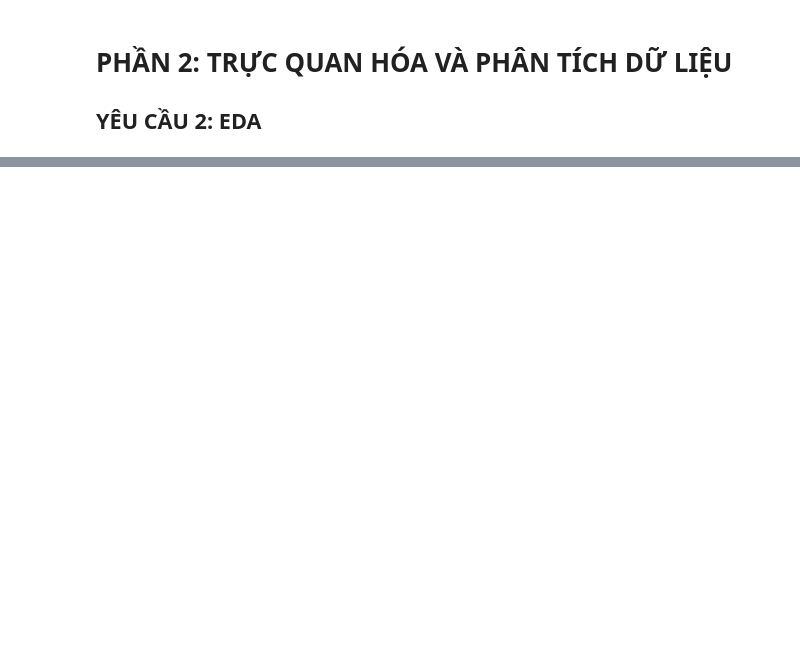
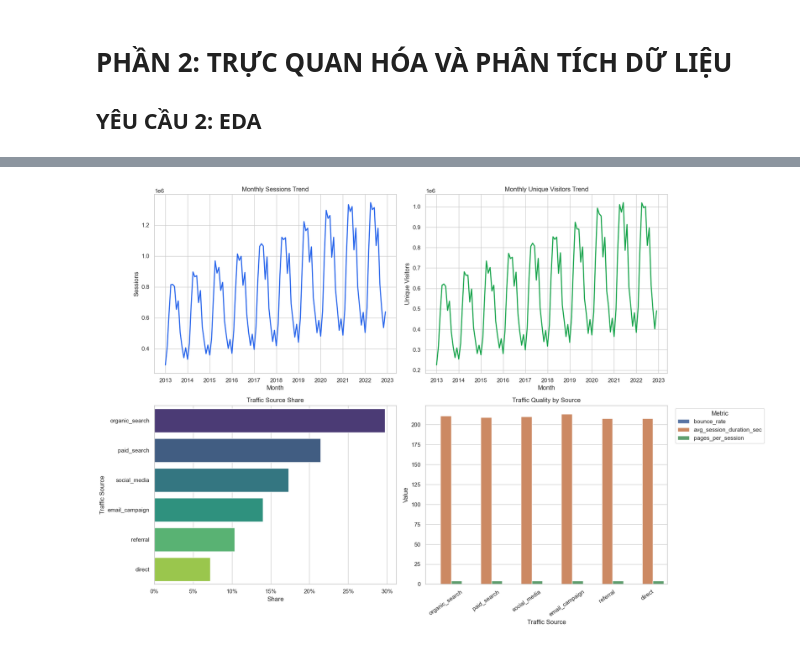
Before and after one commit to NguyenTanPhucThinh/Data-compet, a Jupyter notebook: Câu 2/EDA.ipynb, the cells around one changed output, grey strips where cells are left out. Saved outputs shown, nothing was run; the diff lists cells and outputs as text; code cells hidden in the pictures; blank space fills up the shorter version.

```diff
--- a/Câu 2/EDA.ipynb
+++ b/Câu 2/EDA.ipynb
@@ -117,0 +559,88 @@ if __name__ == "__main__":
+# %%
+import pandas as pd
+import seaborn as sns
+import matplotlib.pyplot as plt
+
+traffic_df = traffic.copy()
+traffic_df['date'] = pd.to_datetime(traffic_df['date'])
+traffic_df['month'] = traffic_df['date'].dt.to_period('M').astype(str)
+traffic_df['pages_per_session'] = traffic_df['page_views'] / traffic_df['sessions']
+
+monthly = traffic_df.groupby('month', as_index=False).agg(
+    sessions=('sessions', 'sum'),
+    unique_visitors=('unique_visitors', 'sum'),
+    page_views=('page_views', 'sum'),
+    bounce_rate=('bounce_rate', 'mean'),
+    avg_session_duration_sec=('avg_session_duration_sec', 'mean')
+)
+monthly['pages_per_session'] = monthly['page_views'] / monthly['sessions']
+monthly['month_dt'] = pd.to_datetime(monthly['month'])
+monthly = monthly.sort_values('month_dt')
+
+source = traffic_df.groupby('traffic_source', as_index=False).agg(
+    sessions=('sessions', 'sum'),
+    unique_visitors=('unique_visitors', 'sum'),
+    bounce_rate=('bounce_rate', 'mean'),
+    avg_session_duration_sec=('avg_session_duration_sec', 'mean'),
+    pages_per_session=('pages_per_session', 'mean')
+).sort_values('sessions', ascending=False)
+source['share'] = source['sessions'] / source['sessions'].sum()
+
+sns.set_theme(style='whitegrid')
+fig, axes = plt.subplots(2, 2, figsize=(18, 12))
+
+# 1) Monthly sessions trend
+sns.lineplot(data=monthly, x='month_dt', y='sessions', ax=axes[0, 0], color='#2563eb', linewidth=2)
+axes[0, 0].set_title('Monthly Sessions Trend')
+axes[0, 0].set_xlabel('Month')
+axes[0, 0].set_ylabel('Sessions')
+
+# 2) Monthly unique visitors trend
+sns.lineplot(data=monthly, x='month_dt', y='unique_visitors', ax=axes[0, 1], color='#16a34a', linewidth=2)
+axes[0, 1].set_title('Monthly Unique Visitors Trend')
+axes[0, 1].set_xlabel('Month')
+axes[0, 1].set_ylabel('Unique Visitors')
+
+# 3) Traffic source share
+source_plot = source.copy()
+sns.barplot(
+    data=source_plot,
+    y='traffic_source',
+    x='share',
+    hue='traffic_source',
+    dodge=False,
+    palette='viridis',
+    ax=axes[1, 0],
+    legend=False
+)
+axes[1, 0].set_title('Traffic Source Share')
+axes[1, 0].set_xlabel('Share')
+axes[1, 0].set_ylabel('Traffic Source')
+axes[1, 0].xaxis.set_major_formatter(lambda x, pos: f'{x:.0%}')
+
+# 4) Quality metrics by source
+quality = source.melt(id_vars='traffic_source', value_vars=['bounce_rate', 'avg_session_duration_sec', 'pages_per_session'], var_name='metric', value_name='value')
+sns.barplot(data=quality, x='traffic_source', y='value', hue='metric', ax=axes[1, 1])
+axes[1, 1].set_title('Traffic Quality by Source')
+axes[1, 1].set_xlabel('Traffic Source')
+axes[1, 1].set_ylabel('Value')
+axes[1, 1].tick_params(axis='x', rotation=35)
+axes[1, 1].legend(title='Metric', bbox_to_anchor=(1.02, 1), loc='upper left')
+
+plt.tight_layout()
+plt.show()
+
+print('=== WEB TRAFFIC INSIGHTS ===')
+print(f"Date range: {traffic_df['date'].min().date()} to {traffic_df['date'].max().date()}")
+print(f"Total sessions: {traffic_df['sessions'].sum():,}")
+print(f"Total unique visitors: {traffic_df['unique_visitors'].sum():,}")
+print(f"Average bounce rate: {traffic_df['bounce_rate'].mean():.2%}")
+print(f"Average session duration: {traffic_df['avg_session_duration_sec'].mean():.2f} sec")
+print(f"Average pages per session: {(traffic_df['page_views'] / traffic_df['sessions']).mean():.2f}")
+print(f"Correlation sessions vs unique visitors: {traffic_df['sessions'].corr(traffic_df['unique_visitors']):.3f}")
+print('\nTraffic source share:')
+print((source.set_index('traffic_source')['share'] * 100).round(2).astype(str) + '%')
+print('\nPeak month by sessions:', monthly.loc[monthly['sessions'].idxmax(), 'month'])
+print('Lowest month by sessions:', monthly.loc[monthly['sessions'].idxmin(), 'month'])
+# %% [output]
+[figure, added]
```
Also changed, not shown: parts of 38 cells of this notebook, 1 other file.
